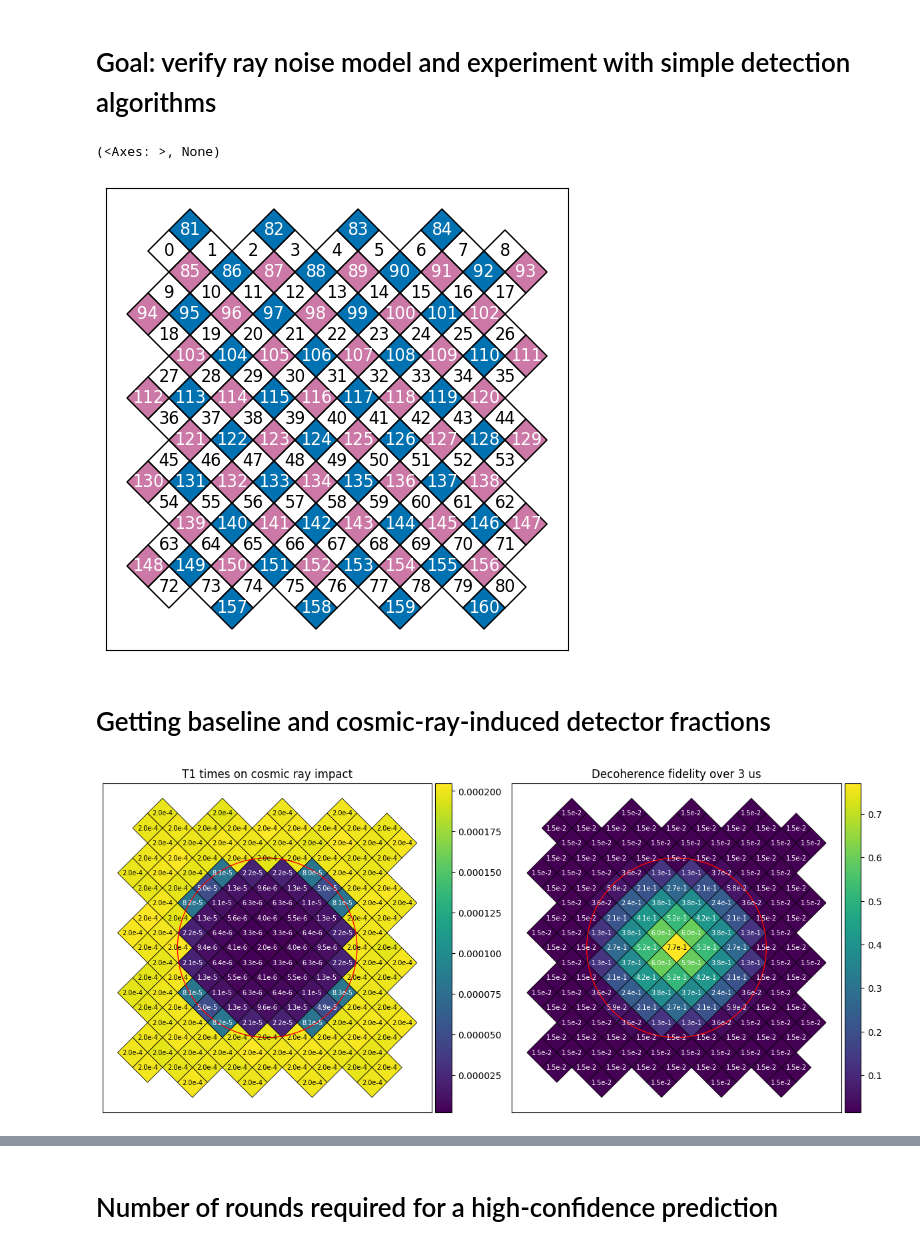
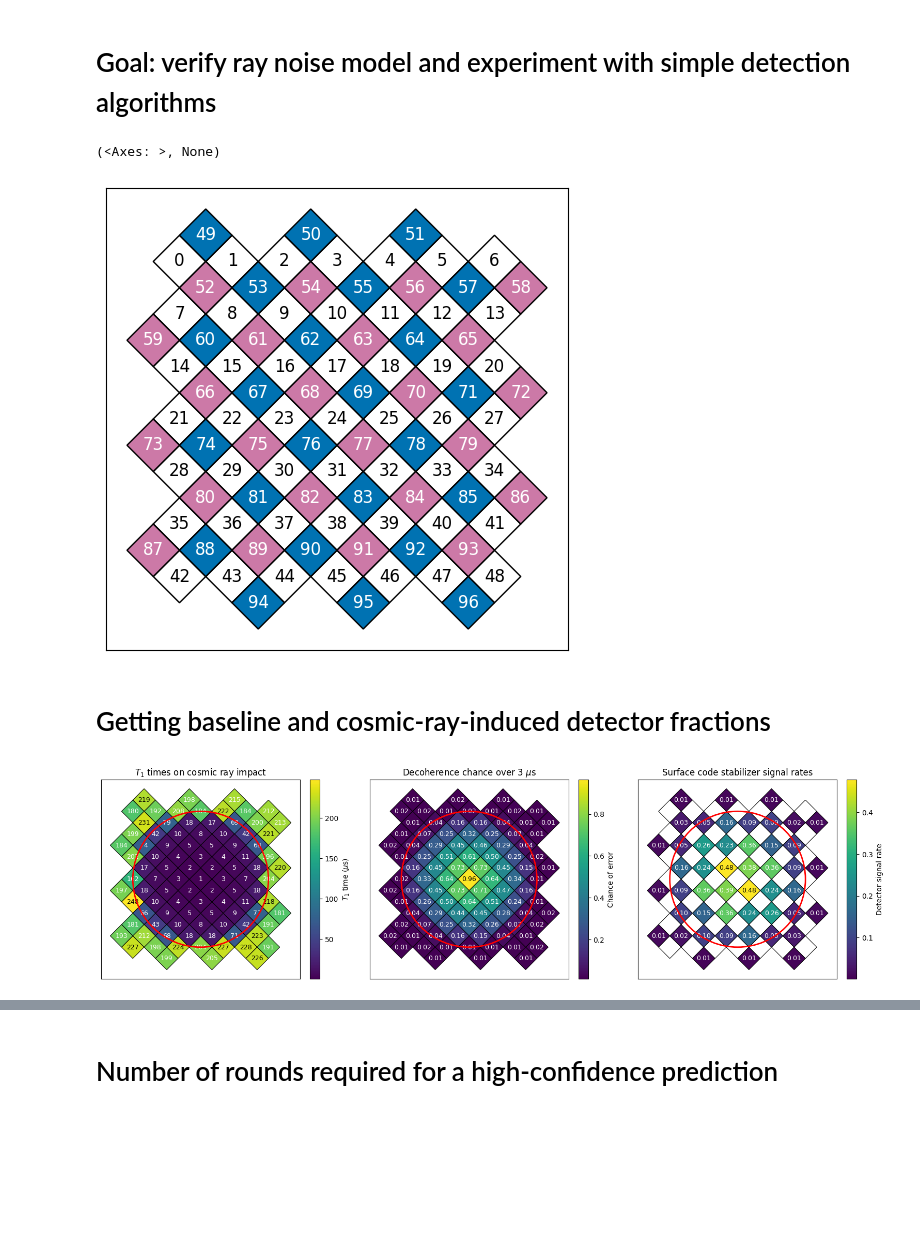
Before and after one commit to jasonchadwick/ray-delay, a Jupyter notebook: experiments/02_detecting_rays.ipynb, the cells around one changed output, grey strips where cells are left out. Saved outputs shown, nothing was run; the diff lists cells and outputs as text; code cells hidden in the pictures; blank space fills up the shorter version.

```diff
--- a/experiments/02_detecting_rays.ipynb
+++ b/experiments/02_detecting_rays.ipynb
@@ -16,16 +18,18 @@ from stim_surface_code.patch import Qubit, DataQubit, MeasureQubit
 # %%
-dx = 9
-dz = 9
-dm = 9
+dx = 7
+dz = 7
+dm = 7
 
 patch = NoiseModelPatch(MemoryPatch(dx, dz, dm))
 patch.noise_model.save_error_vals = True
+patch.noise_params.cosmic_ray_params.model = RayModelType.DIRECT
+patch.noise_params.cosmic_ray_params.max_strength = 0.995
 center_qubit = patch.patch.device[dx][dz].idx
 # %%
 patch.patch.plot_qubit_vals()
 # %% [output]
 (<Axes: >, None)
-[figure, old version]
+[figure, new version]
 # %%
 ray_radius = 6
 ray_qubit = center_qubit
@@ -36,33 +40,45 @@ syndrome_qubits = patch.patch.get_syndrome_qubits()
 # %%
 patch.reset()
 # baseline_err_rate = patch.patch.count_logical_errors()[0]
-baseline_fractions = np.mean(patch.patch.count_detection_events(1e6, return_full_data=True)[0], axis=0)
+baseline_fractions = np.mean(patch.patch.count_detection_events(10**6, return_full_data=True)[0], axis=0)
 
 patch.force_cosmic_ray(ray_qubit, ray_radius)
 # ray_err_rate = patch.patch.count_logical_errors()[0]
-ray_fractions = np.mean(patch.patch.count_detection_events(1e6, return_full_data=True)[0], axis=0)
+ray_fractions = np.mean(patch.patch.count_detection_events(10**6, return_full_data=True)[0], axis=0)
 # %%
 baseline_fractions_labeled = {q.idx: baseline_fractions[i] for i,q in enumerate(patch.patch.get_syndrome_qubits())}
 ray_fractions_labeled = {q.idx: ray_fractions[i] for i,q in enumerate(patch.patch.get_syndrome_qubits())}
 # %%
-fig,ax = plt.subplots(1,2, figsize=(12,7))
+fig,ax = plt.subplots(1,3, figsize=(19, 5))
 
 plot_vals = np.full(len(patch.patch.all_qubits), np.nan)
 for i,val in patch.noise_model.get_error_val_dict()['T1'].items():
     plot_vals[i] = val
-patch.patch.plot_qubit_vals(plot_vals, ax=ax[0], font_size=7, plot_text='val')
-ax[0].add_patch(plt.Circle((patch.patch.qubit_name_dict[ray_qubit].coords[1], patch.patch.qubit_name_dict[ray_qubit].coords[0]), ray_radius, color='r', fill=False))
+_, cbar = patch.patch.plot_qubit_vals(plot_vals*1e6, ax=ax[0], font_size=9, plot_text='val', val_fmt_fn=lambda x: f'{x:0.0f}', cbar_kwargs={'size':0.01})
+ax[0].add_patch(plt.Circle((patch.patch.qubit_name_dict[ray_qubit].coords[1], patch.patch.qubit_name_dict[ray_qubit].coords[0]), ray_radius, color='r', linewidth=2, zorder=10, fill=False))
 # ax.plot([patch.patch.qubit_name_dict[ray_qubit].coords[1]], [patch.patch.qubit_name_dict[ray_qubit].coords[0]], 'x', color='r')
-ax[0].set_title('T1 times on cosmic ray impact')
+ax[0].set_title(r'$T_1$ times on cosmic ray impact')
+cbar.set_label(r'$T_1$ time ($\mu$s)')
 
 plot_vals = np.full(len(patch.patch.all_qubits), np.nan)
 for i,val in patch.noise_model.get_error_val_dict()['T1'].items():
     plot_vals[i] = 1 - np.exp(-3e-6/val)
-patch.patch.plot_qubit_vals(plot_vals, ax=ax[1], font_size=7, plot_text='val')
-ax[1].add_patch(plt.Circle((patch.patch.qubit_name_dict[ray_qubit].coords[1], patch.patch.qubit_name_dict[ray_qubit].coords[0]), ray_radius, color='r', fill=False))
-ax[1].set_title('Decoherence fidelity over 3 us')
+_, cbar = patch.patch.plot_qubit_vals(plot_vals, ax=ax[1], font_size=9, plot_text='val', val_fmt_fn=lambda x: f'{x:0.2f}', cbar_kwargs={'size':0.01})
+ax[1].add_patch(plt.Circle((patch.patch.qubit_name_dict[ray_qubit].coords[1], patch.patch.qubit_name_dict[ray_qubit].coords[0]), ray_radius, color='r', linewidth=2, zorder=10, fill=False))
+ax[1].set_title(r'Decoherence chance over 3 $\mu$s')
+cbar.set_label('Chance of error')
 
-plt.tight_layout()
-plt.savefig('ray_model.png', dpi=300)
+vmin = 1e-3
+vmax = np.max(ray_fractions)
+norm = mpl.colors.LogNorm
+plot_vals = np.full(len(patch.patch.all_qubits), np.nan)
+for i,qubit in enumerate(syndrome_qubits):
+    plot_vals[qubit.idx] = ray_fractions[i]
+_, cbar = patch.patch.plot_qubit_vals(qubit_vals=plot_vals, ax=ax[2], font_size=9, vmin=vmin, vmax=vmax, plot_text='val', val_fmt_fn=lambda x: f'{x:0.2f}', cbar_kwargs={'size':0.01})
+ax[2].add_patch(plt.Circle((patch.patch.qubit_name_dict[ray_qubit].coords[1], patch.patch.qubit_name_dict[ray_qubit].coords[0]), ray_radius, color='r', linewidth=2, zorder=10, fill=False))
+ax[2].set_title('Surface code stabilizer signal rates')
+cbar.set_label('Detector signal rate')
+
+plt.savefig('../figures/ray_model_direct.svg', bbox_inches='tight')
 # %% [output]
-[figure, old version]
+[figure, new version]
```
Also changed, not shown: parts of 17 cells of this notebook, 52 other files.
